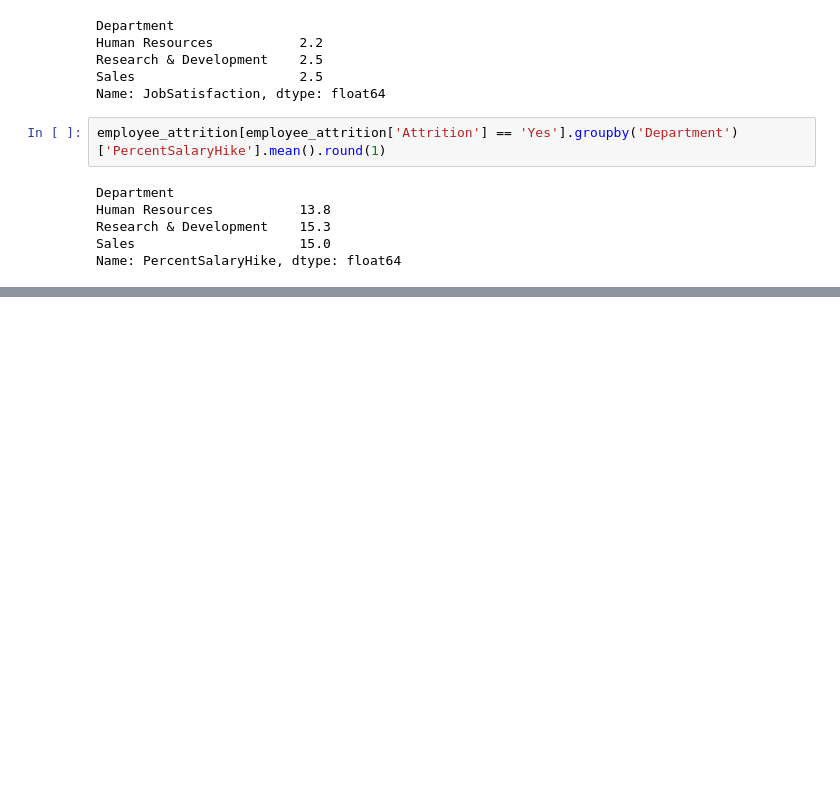
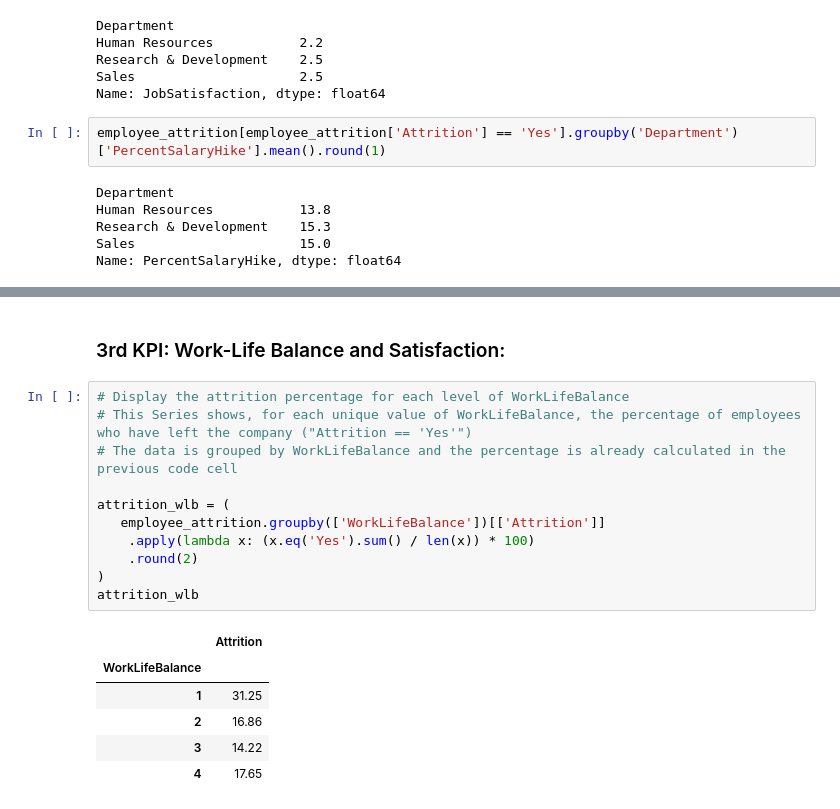
Before and after one commit to netashtayer94-tech/Final-Project---Python, a Jupyter notebook: Python_Final_Project.ipynb, the cells around one changed output, grey strips where cells are left out. Drawn from its saved outputs; the diff is of its cells as text; blank space fills up the shorter version.

```diff
--- a/Python_Final_Project.ipynb
+++ b/Python_Final_Project.ipynb
@@ -112,0 +174,20 @@ employee_attrition[employee_attrition['Attrition'] == 'Yes'].groupby('Department
+# %% [markdown]
+### 3rd KPI: Work-Life Balance and Satisfaction:
+# %%
+# Display the attrition percentage for each level of WorkLifeBalance
+# This Series shows, for each unique value of WorkLifeBalance, the percentage of employees who have left the company ("Attrition == 'Yes'")
+# The data is grouped by WorkLifeBalance and the percentage is already calculated in the previous code cell
+
+attrition_wlb = (
+   employee_attrition.groupby(['WorkLifeBalance'])[['Attrition']]
+    .apply(lambda x: (x.eq('Yes').sum() / len(x)) * 100)
+    .round(2)
+)
+attrition_wlb
+# %% [output]
+|  | Attrition |
+| WorkLifeBalance |  |
+| 1 | 31.25 |
+| 2 | 16.86 |
+| 3 | 14.22 |
+| 4 | 17.65 |
```
Also changed, not shown: parts of 14 cells of this notebook.
